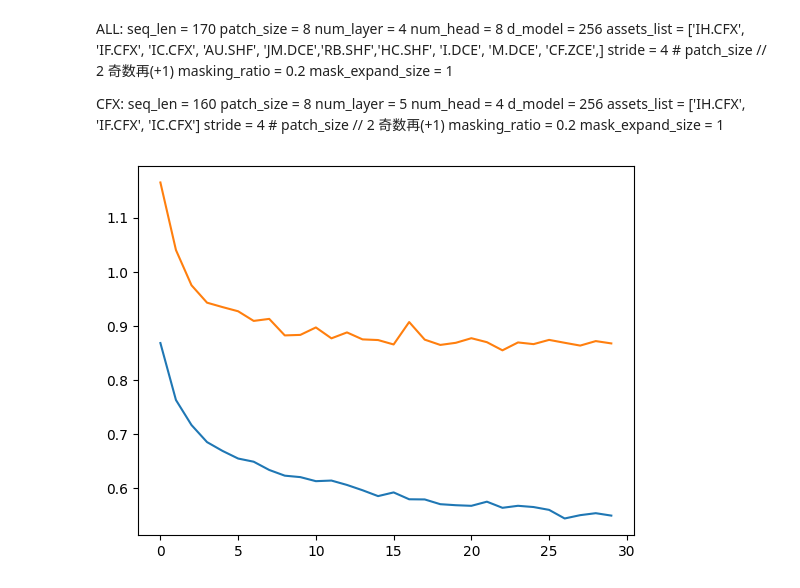
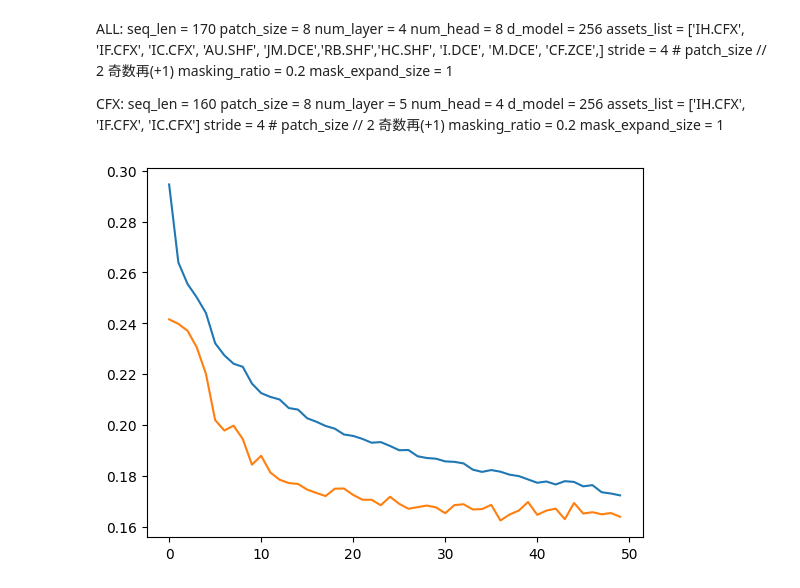
Before and after one commit to FerdinandEoverm/Index_Future_Prediction, a Jupyter notebook: Transformer model/PatchTST_PreTrain.ipynb, the cells around one changed output. Saved outputs shown, nothing was run; the diff lists cells and outputs as text; code cells hidden in the pictures.

```diff
--- a/Transformer model/PatchTST_PreTrain.ipynb
+++ b/Transformer model/PatchTST_PreTrain.ipynb
@@ -52,0 +78,15 @@ warnings.filterwarnings("ignore", category=UserWarning)
+# %%
+class PatchProjection(nn.Module):
+    def __init__(self, input_size, patch_size, d_model = 128, dropout = 0.1):
+        super().__init__()
+        self.input_size = input_size
+        self.patch_size = patch_size
+
+        self.project = nn.Linear(input_size * patch_size, d_model) # 暂时只使用单层线性投影就够了 暂时不需要做太过深度的信息抽象，这个过程会交给Encoder去完成
+        self.pe = PositionalEncoding(d_model = d_model, dropout = dropout) # 最普通的transformer位置编码
+
+
+    def forward(self, x):
+        x = self.project(x)
+        x = self.pe(x)
+        return x
@@ -340,28 +349,24 @@ masking_ratio = 0.2
 mask_expand_size = 1
 # %%
 # 这些参数是两阶段共享的
-seq_len = 170
+seq_len = 160
 patch_size = 8
-num_layer = 4
+num_layer = 5
 num_head = 8
 d_model = 256
-
-assets_list = ['IH.CFX', 'IF.CFX', 'IC.CFX', 'AU.SHF', 'JM.DCE','RB.SHF','HC.SHF', 'I.DCE', 'M.DCE', 'CF.ZCE',]
-# assets_list = ['IH.CFX', 'IF.CFX', 'IC.CFX']
-
-stride = 4 # patch_size // 2  奇数再(+1)
+stride = 4
 masking_ratio = 0.2
 mask_expand_size = 1
-
+assets_list = ['IH.CFX', 'IF.CFX', 'IC.CFX']
 
 # 这些参数是可变的
-batch_size = 128
+batch_size = 256
 
 dropout_1 = 0.3
 dropout_2 = 0.3
 dropout_3 = 0.2
 
-learning_rate = 0.0005
+learning_rate = 0.001
 weight_decay = 1e-04
 
 
@@ -373,6 +378,7 @@ feature = []
 label = []
 for asset_code in assets_list:
     data = pd.read_csv(f'data/{asset_code}.csv')
+    data = data[data['trade_date'] < 20230901].copy() # 所有2023年以后数据不参与训练
     feature.append(torch.tensor(data[feature_columns].values, dtype = torch.float32, device = 'cuda:0'))
     label.append(torch.tensor(data[label_columns].values, dtype = torch.float32, device = 'cuda:0'))
 
@@ -381,10 +387,10 @@ label = torch.stack(label, dim = 1)
 feature = feature.unfold(dimension = 0, size = seq_len, step = 1).transpose(2,3)
 label = label[seq_len-1:]
 data = RandomLoader(feature, label)
-train_loader, test_loader = data(batch_size=batch_size, slice_size=[0.5,0.4], balance=[True, False])
+train_loader, test_loader = data(batch_size=batch_size, slice_size=[0.8,0.1], balance=[True, False])
 
 
-loss_fn = nn.MSELoss()
+loss_fn = nn.HuberLoss(delta = 1)
 model = Patch_TST(input_size = 10,
                     seq_len = seq_len,
                     patch_size = patch_size,
@@ -400,7 +406,7 @@ model = Patch_TST(input_size = 10,
                     ).to('cuda:0')
 
 optimizer = torch.optim.AdamW(model.parameters(), lr=learning_rate, weight_decay = weight_decay)
-scheduler = lr_scheduler.StepLR(optimizer, step_size=1, gamma=0.95)
+scheduler = lr_scheduler.StepLR(optimizer, step_size=1, gamma=1)
 
 
 def epoch():
@@ -411,33 +417,33 @@ def epoch():
         x_reconstructed, x_target = model.self_supervised(batch_x)
         loss = loss_fn(x_reconstructed, x_target)
         train_losses.append(loss.item())
         loss.backward()
         optimizer.step()
 
     test_losses = []
     model.eval()
     with torch.no_grad():
         for batch_x, batch_y in test_loader:
             x_reconstructed, x_target = model.self_supervised(batch_x)
             loss = loss_fn(x_reconstructed, x_target)
             test_losses.append(loss.item())
     return np.mean(train_losses), np.mean(test_losses)
 
 def train(epochs = 30):
     train_losses = []
     test_losses = []
     for i in tqdm.tqdm(range(epochs)):
         train_loss, test_loss = epoch()
         train_losses.append(train_loss)
         test_losses.append(test_loss)
         scheduler.step()
     plt.plot(range(epochs), train_losses)
     plt.plot(range(epochs), test_losses)
     plt.show()
     return np.mean(test_losses[-10:])
 
 
-train(30)
-torch.save(model.state_dict(), 'params/self_supervised_allasset.params')
+train(50)
+torch.save(model.state_dict(), 'params/self_supervised_1.params')
 # %% [output]
-[figure, old version]
+[figure, new version]
```
Also changed, not shown: parts of 13 cells of this notebook, 19 other files.
